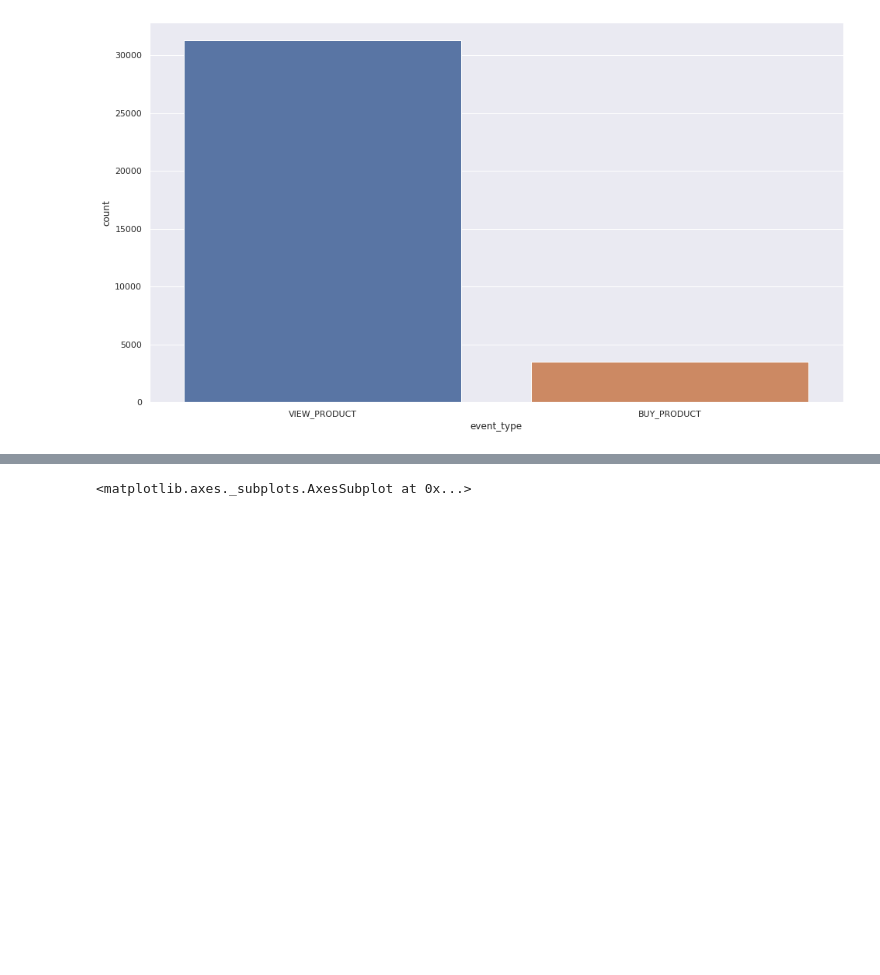
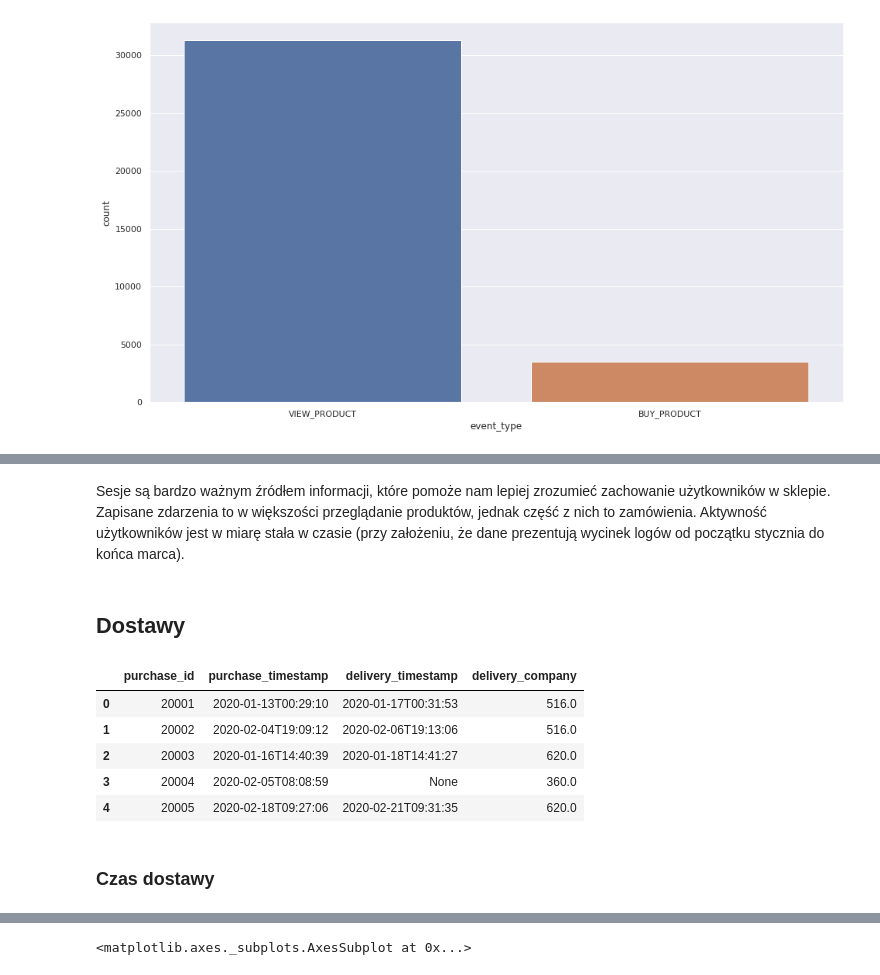
Before and after one commit to matkob/eshoppping, a Jupyter notebook: report.ipynb, the cells around one changed output, grey strips where cells are left out. Cells and saved outputs as stored; diff of their text form; code cells hidden in the pictures; blank space fills up the shorter version.

```diff
--- a/report.ipynb
+++ b/report.ipynb
@@ -75,0 +117,17 @@ sns.countplot(x='event_type', data=sessions)
+# %% [markdown]
+Sesje są bardzo ważnym źródłem informacji, które pomoże nam lepiej zrozumieć zachowanie użytkowników w sklepie.
+Zapisane zdarzenia to w większości przeglądanie produktów, jednak część z nich to zamówienia. Aktywność użytkowników jest w miarę stała w czasie (przy założeniu, że dane prezentują wycinek logów od początku stycznia do końca marca).
+# %% [markdown]
+## Dostawy
+# %%
+deliveries = pd.read_json('data/deliveries.jsonl', lines=True)
+deliveries.head()
+# %% [output]
+|  | purchase_id | purchase_timestamp | delivery_timestamp | delivery_company |
+| 0 | 20001 | 2020-01-13T00:29:10 | 2020-01-17T00:31:53 | 516.0 |
+| 1 | 20002 | 2020-02-04T19:09:12 | 2020-02-06T19:13:06 | 516.0 |
+| 2 | 20003 | 2020-01-16T14:40:39 | 2020-01-18T14:41:27 | 620.0 |
+| 3 | 20004 | 2020-02-05T08:08:59 | None | 360.0 |
+| 4 | 20005 | 2020-02-18T09:27:06 | 2020-02-21T09:31:35 | 620.0 |
+# %% [markdown]
+### Czas dostawy
```
Also changed, not shown: parts of 33 cells of this notebook.
